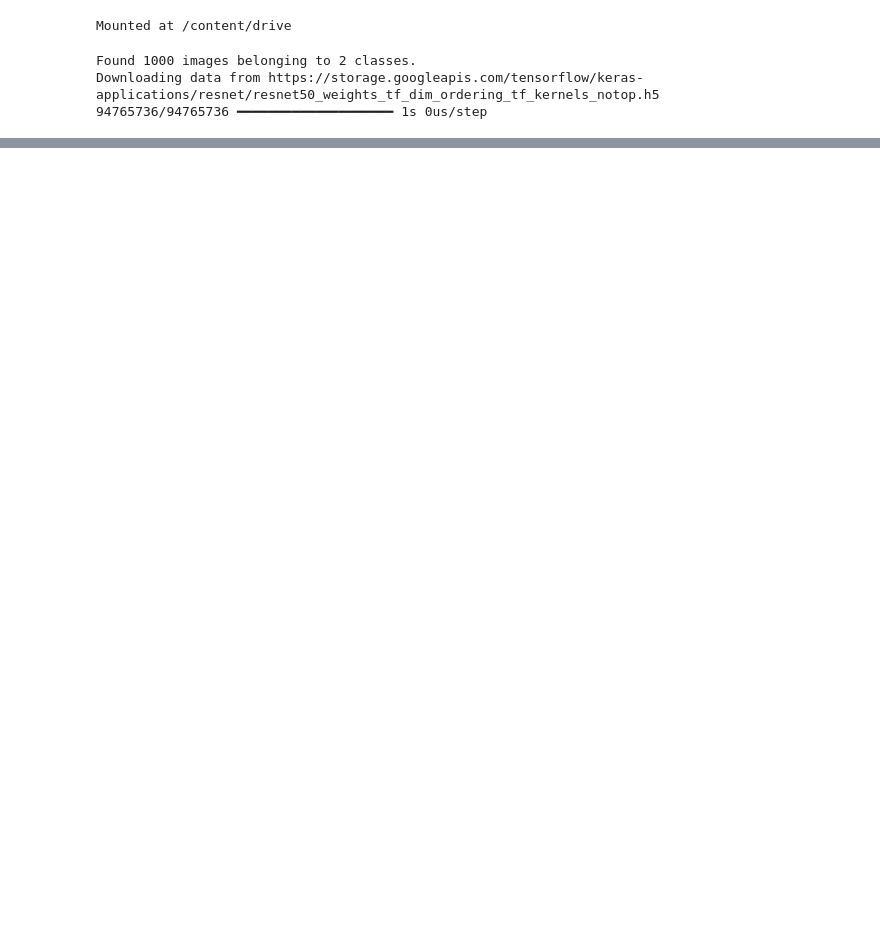
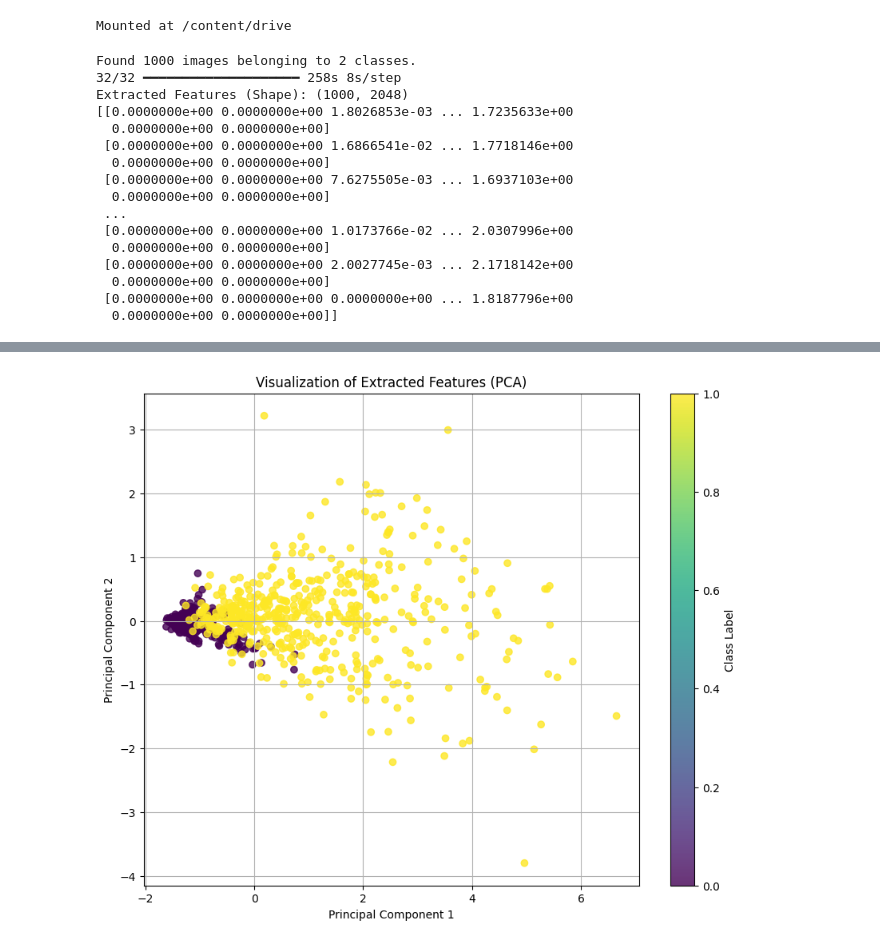
Before and after one commit to Romal27/DSGP-24-Retina94, a Jupyter notebook: RandomForest.ipynb, the cells around one changed output, grey strips where cells are left out. Drawn from its saved outputs; the diff is of its cells as text; code cells hidden in the pictures; blank space fills up the shorter version.

Commit message:
Visualization

```diff
--- a/RandomForest.ipynb
+++ b/RandomForest.ipynb
@@ -18,7 +21,7 @@ data_dir = "/content/drive/My Drive/DSGP/Data"
 IMG_SIZE = (224, 224)  # Resizing images to 224x224 for ResNet50
 BATCH_SIZE = 32
 
-datagen = ImageDataGenerator(rescale=1.0/255.0)  # Normalize pixel values
+datagen = ImageDataGenerator(rescale=1.0 / 255.0)  # Normalize pixel values
 
 train_data = datagen.flow_from_directory(
     data_dir,
@@ -33,14 +36,41 @@ base_model = ResNet50(weights='imagenet', include_top=False, input_shape=(224, 2
 
 # Add a Global Average Pooling layer to extract features
 model = Model(inputs=base_model.input, outputs=tf.keras.layers.GlobalAveragePooling2D()(base_model.output))
-s
+
+# Extract features
 features = model.predict(train_data, verbose=1)
 
-np.save('/content/drive/My Drive/fundus_features.npy', features)
-np.save('/content/drive/My Drive/fundus_labels.npy', train_data.classes)
+print("Extracted Features (Shape):", features.shape)
+print(features)
 
-print("Feature extraction completed. Features and labels saved.")
+labels = train_data.classes
+
+# Reduce dimensionality using PCA (Because the features extracted from the ResNet50 are high dimensional and quite difficult to visualize)
+pca = PCA(n_components=2)
+reduced_features_pca = pca.fit_transform(features)
+
+plt.figure(figsize=(10, 8))
+scatter = plt.scatter(reduced_features_pca[:, 0], reduced_features_pca[:, 1], c=labels, cmap='viridis', alpha=0.8)
+plt.colorbar(scatter, label='Class Label')
+plt.title('Visualization of Extracted Features (PCA)')
+plt.xlabel('Principal Component 1')
+plt.ylabel('Principal Component 2')
+plt.grid(True)
+plt.show()
 # %% [output]
 Found 1000 images belonging to 2 classes.
-Downloading data from https://storage.googleapis.com/tensorflow/keras-applications/resnet/resnet50_weights_tf_dim_ordering_tf_kernels_notop.h5
-94765736/94765736 ━━━━━━━━━━━━━━━━━━━━ 1s 0us/step
+32/32 ━━━━━━━━━━━━━━━━━━━━ 258s 8s/step
+Extracted Features (Shape): (1000, 2048)
+[[0.0000000e+00 0.0000000e+00 1.8026853e-03 ... 1.7235633e+00
+  0.0000000e+00 0.0000000e+00]
+ [0.0000000e+00 0.0000000e+00 1.6866541e-02 ... 1.7718146e+00
+  0.0000000e+00 0.0000000e+00]
+ [0.0000000e+00 0.0000000e+00 7.6275505e-03 ... 1.6937103e+00
+  0.0000000e+00 0.0000000e+00]
+ ...
+ [0.0000000e+00 0.0000000e+00 1.0173766e-02 ... 2.0307996e+00
+  0.0000000e+00 0.0000000e+00]
+ [0.0000000e+00 0.0000000e+00 2.0027745e-03 ... 2.1718142e+00
+  0.0000000e+00 0.0000000e+00]
+ [0.0000000e+00 0.0000000e+00 0.0000000e+00 ... 1.8187796e+00
+  0.0000000e+00 0.0000000e+00]]
@@ -48,0 +77 @@ Feature extraction completed. Features and labels saved.
+[figure, added]
```
Also changed, not shown: parts of 2 cells of this notebook.
